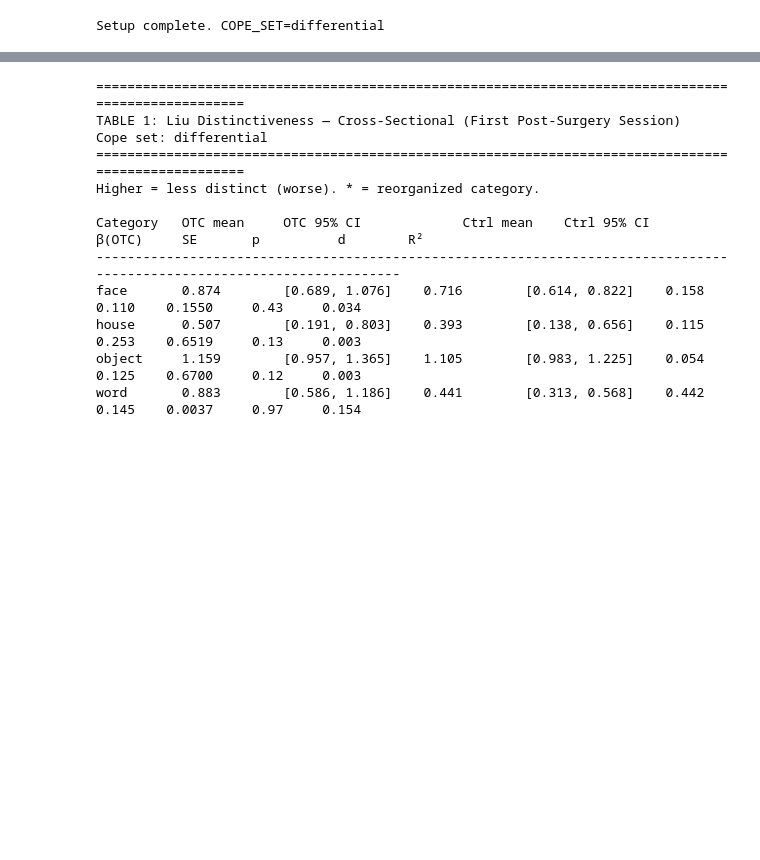
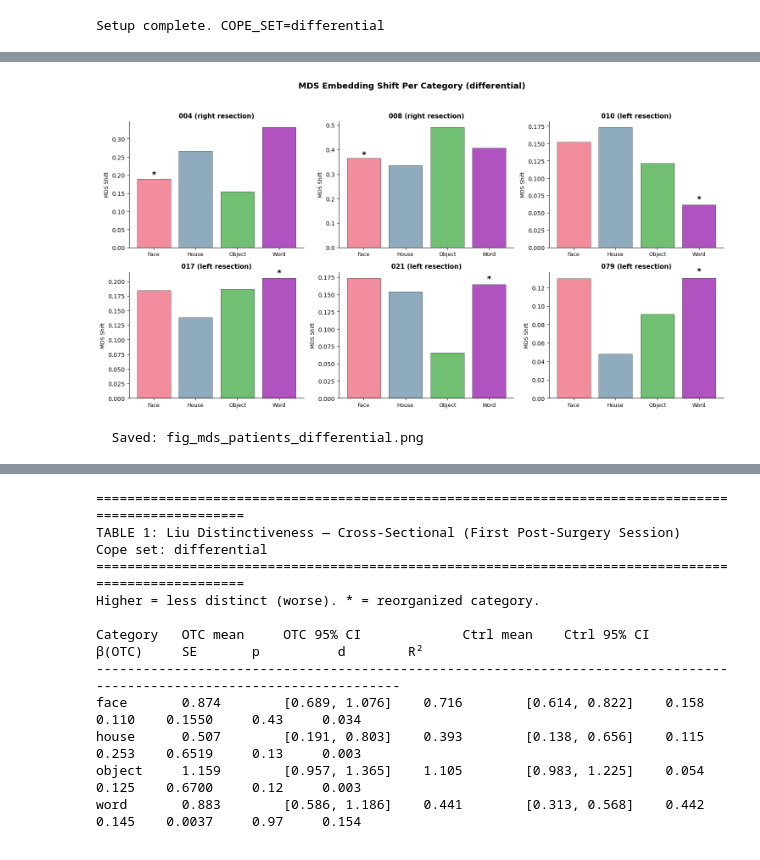
Before and after one commit to cnsimmons/sym_pt, a Jupyter notebook: C_Figures/01_visualizations.ipynb, the cells around one changed output, grey strips where cells are left out. Saved outputs shown, nothing was run; the diff lists cells and outputs as text; code cells hidden in the pictures; blank space fills up the shorter version.

```diff
--- a/C_Figures/01_visualizations.ipynb
+++ b/C_Figures/01_visualizations.ipynb
@@ -578,6 +757,11 @@ def fig_mds_patients(cope_set='differential'):
                dpi=300, bbox_inches='tight')
     plt.show()
     print(f'  Saved: fig_mds_patients_{cope_set}.png')
+# %%
+fig_mds_patients(COPE_SET)
+# %% [output]
+[figure, added]
+  Saved: fig_mds_patients_differential.png
 # %%
 # FIGURE 7: PATIENT PROFILES — Relocation vs Geometry scatter
 # ══════════════════════════════════════════════════════════════════════════════
```
Also changed, not shown: parts of 16 cells of this notebook.
